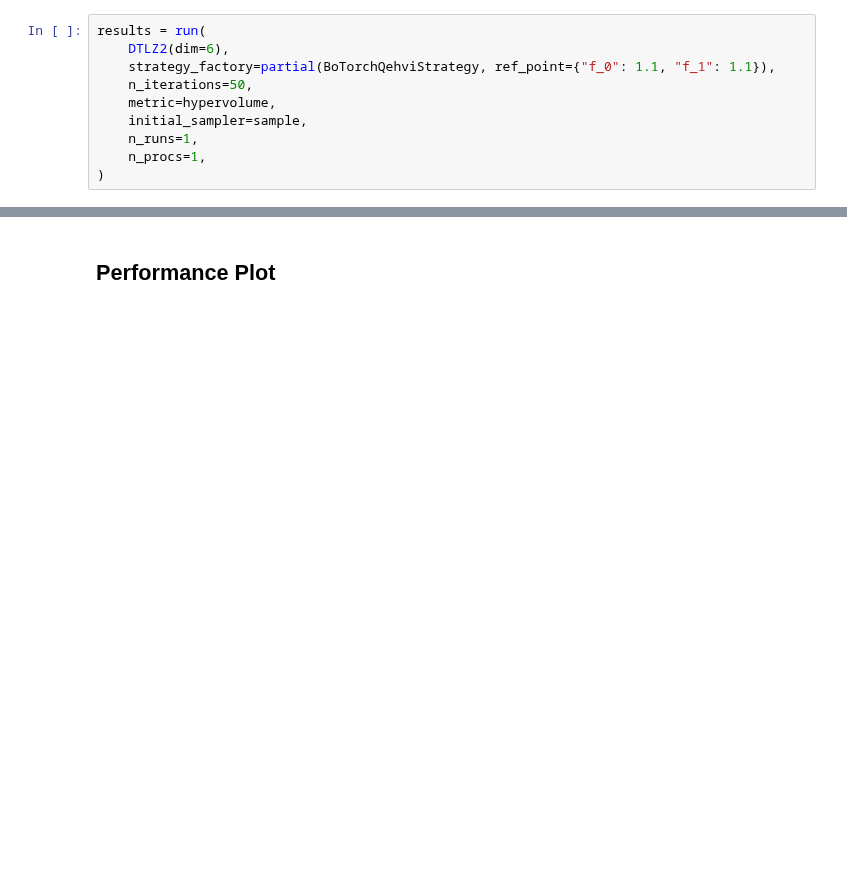
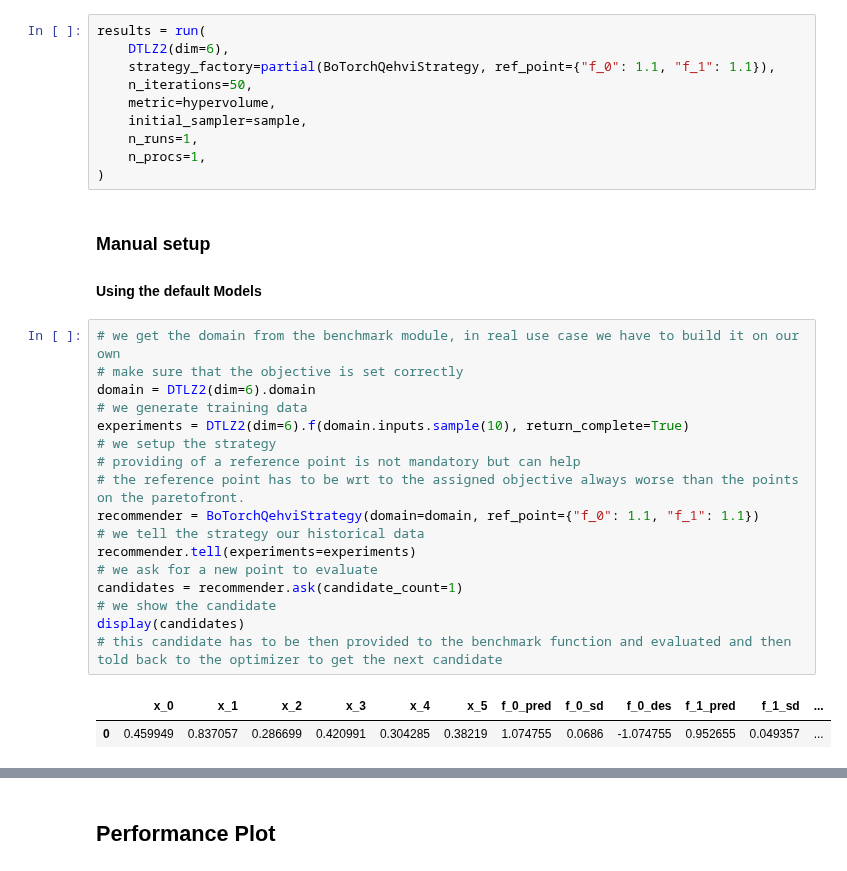
Before and after one commit to experimental-design/bofire, a Jupyter notebook: tutorials/benchmarks/002-DTLZ2.ipynb, the cells around one changed output, grey strips where cells are left out. Saved outputs shown, nothing was run; the diff lists cells and outputs as text; blank space fills up the shorter version.

```diff
--- a/tutorials/benchmarks/002-DTLZ2.ipynb
+++ b/tutorials/benchmarks/002-DTLZ2.ipynb
@@ -45,3 +57,27 @@ results = run(
     n_runs=1,
     n_procs=1,
 )
+# %% [markdown]
+### Manual setup
+
+#### Using the default Models
+# %%
+# we get the domain from the benchmark module, in real use case we have to build it on our own
+# make sure that the objective is set correctly
+domain = DTLZ2(dim=6).domain
+# we generate training data
+experiments = DTLZ2(dim=6).f(domain.inputs.sample(10), return_complete=True)
+# we setup the strategy
+# providing of a reference point is not mandatory but can help
+# the reference point has to be wrt to the assigned objective always worse than the points on the paretofront.
+recommender = BoTorchQehviStrategy(domain=domain, ref_point={"f_0": 1.1, "f_1": 1.1})
+# we tell the strategy our historical data
+recommender.tell(experiments=experiments)
+# we ask for a new point to evaluate
+candidates = recommender.ask(candidate_count=1)
+# we show the candidate
+display(candidates)
+# this candidate has to be then provided to the benchmark function and evaluated and then told back to the optimizer to get the next candidate
+# %% [output]
+|  | x_0 | x_1 | x_2 | x_3 | x_4 | x_5 | f_0_pred | f_0_sd | f_0_des | f_1_pred | f_1_sd | ... |
+| 0 | 0.459949 | 0.837057 | 0.286699 | 0.420991 | 0.304285 | 0.38219 | 1.074755 | 0.0686 | -1.074755 | 0.952655 | 0.049357 | ... |
```
Also changed, not shown: parts of 6 cells of this notebook.
